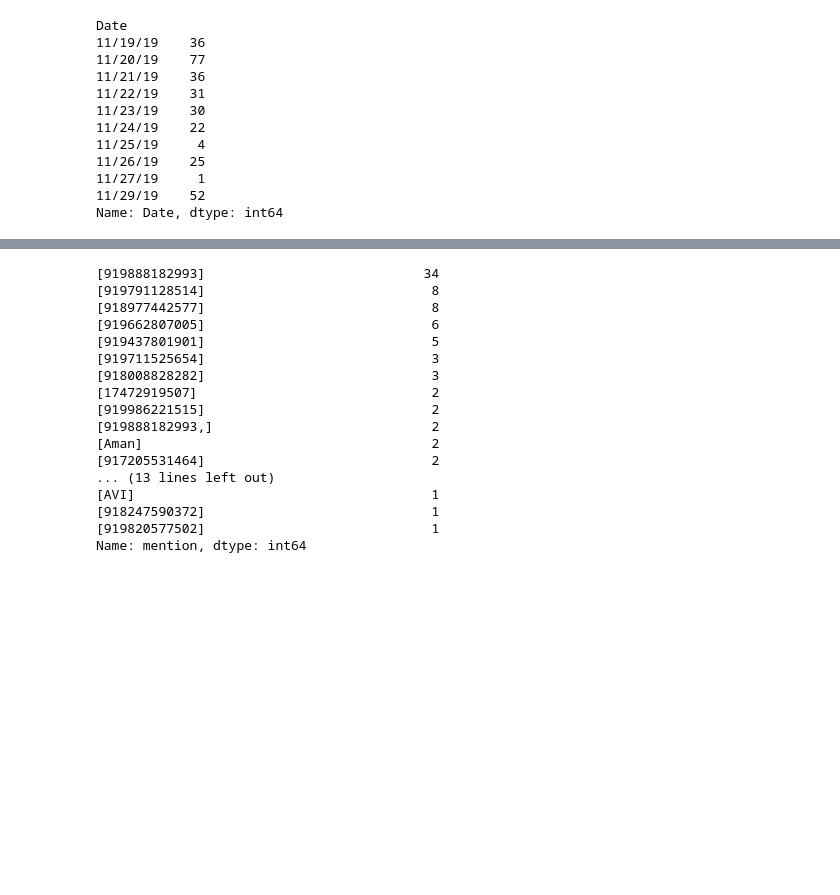
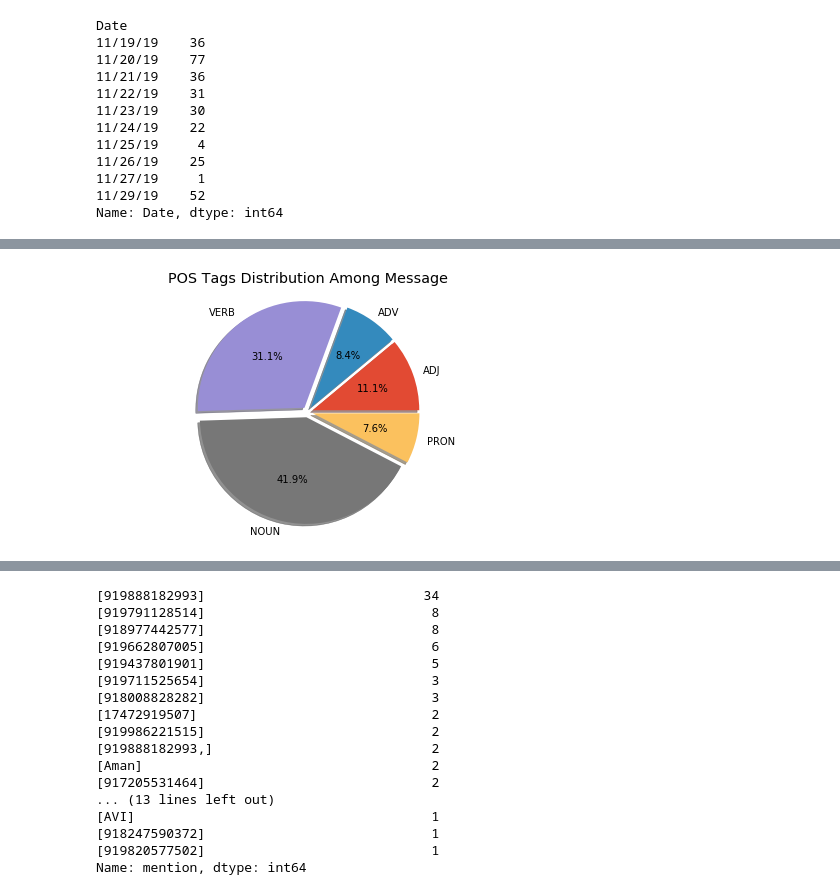
Before and after one commit to AVI18794/NLP, a Jupyter notebook: Chat Analysis.ipynb, the cells around one changed output, grey strips where cells are left out. Cells and saved outputs as stored; diff of their text form; code cells hidden in the pictures; blank space fills up the shorter version.

```diff
--- a/Chat Analysis.ipynb
+++ b/Chat Analysis.ipynb
@@ -414,0 +470,16 @@ plot_linechart(dates)
+# %%
+#POS TAGS DISTRIBUTIONS IN CHATS
+labels = list(tokens_counts.keys())
+values = list(tokens_counts.values())
+fig,ax1 = plt.subplots()
+explode = []
+for i in np.arange(len(values)):
+        explode.append(0.05)
+
+ax1.pie(values,labels = labels,autopct='%1.1f%%',shadow=True,explode=explode)
+ax1.axis('equal')
+plt.title("POS Tags Distribution Among Message")
+plt.tight_layout()
+plt.show()
+# %% [output]
+[figure, added]
```
Also changed, not shown: parts of 15 cells of this notebook.
